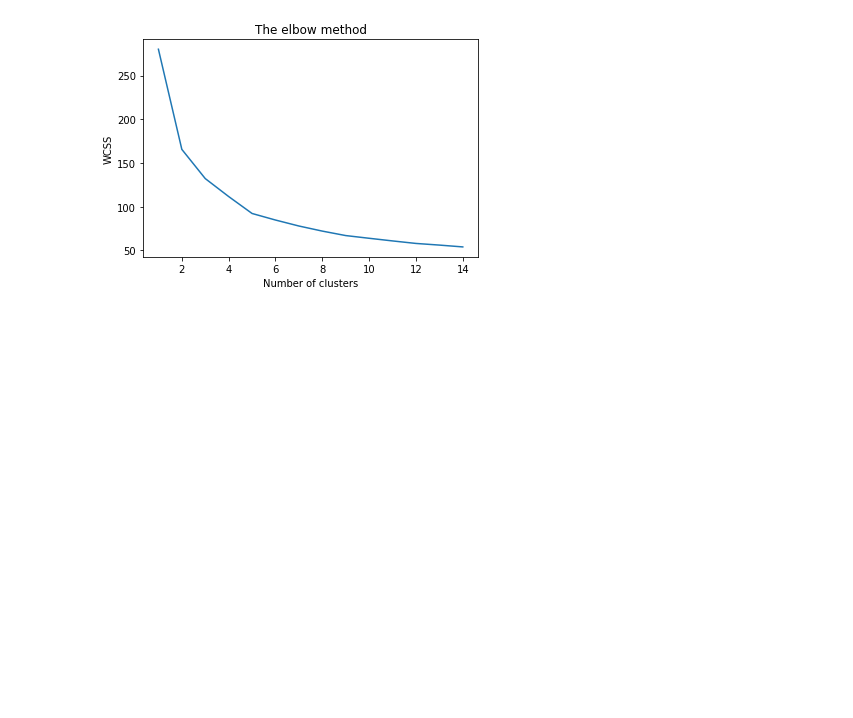
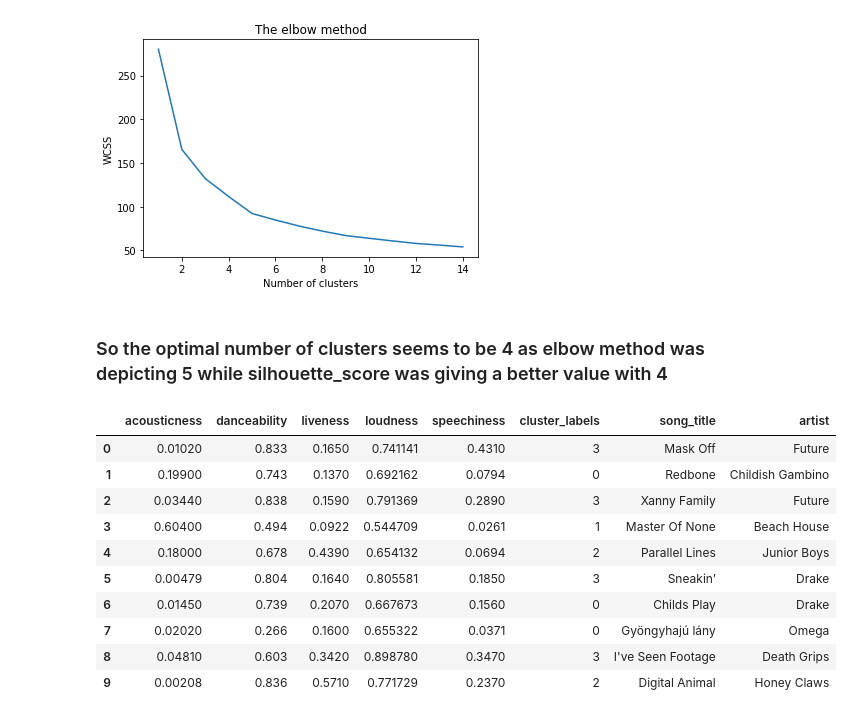
Before and after one commit to Devanshi-123/Mood-Detection, a Jupyter notebook: Mood_Prediction.ipynb, the cells around one changed output. Cells and saved outputs as stored; diff of their text form; code cells hidden in the pictures; blank space fills up the shorter version.

Commit message:
Standardizing and fitting data to kmeans using pipeline

```diff
--- a/Mood_Prediction.ipynb
+++ b/Mood_Prediction.ipynb
@@ -27,7 +22,7 @@ import warnings
 # %% [markdown]
 ## Importing the dataset
 # %%
-songs = pd.read_csv("/content/drive/My Drive/Colab Notebooks/data.csv")
+songs = pd.read_csv("/content/data.csv")
 
 songs.info()
 # %% [output]
@@ -228,3 +228,35 @@ plt.ylabel('WCSS')
 plt.show()
 # %% [output]
 [figure]
+# %% [markdown]
+### So the optimal number of clusters seems to be 4 as elbow method was depicting 5 while silhouette_score was giving a better value with 4
+# %%
+## Standardize the data and fit that standardized data to KMeans
+from sklearn.preprocessing import StandardScaler
+from sklearn.cluster import KMeans
+scaler = StandardScaler()
+kmeans = KMeans(n_clusters=4)
+# %%
+## Made a pipeline to perform these tasks together
+from sklearn.pipeline import make_pipeline
+pipeline = make_pipeline(scaler,KMeans(n_clusters=4,init='k-means++',random_state=3222,max_iter=300))
+pipeline.fit(features)
+labels = pipeline.predict(features)
+label_df = pd.DataFrame(labels)
+np.shape(label_df)
+features[['cluster_labels']] = label_df
+features[['song_title']] = songs[['song_title']]
+features[['artist']] = songs[['artist']]
+features.head(10)
+# %% [output]
+|  | acousticness | danceability | liveness | loudness | speechiness | cluster_labels | song_title | artist |
+| 0 | 0.01020 | 0.833 | 0.1650 | 0.741141 | 0.4310 | 3 | Mask Off | Future |
+| 1 | 0.19900 | 0.743 | 0.1370 | 0.692162 | 0.0794 | 0 | Redbone | Childish Gambino |
+| 2 | 0.03440 | 0.838 | 0.1590 | 0.791369 | 0.2890 | 3 | Xanny Family | Future |
+| 3 | 0.60400 | 0.494 | 0.0922 | 0.544709 | 0.0261 | 1 | Master Of None | Beach House |
+| 4 | 0.18000 | 0.678 | 0.4390 | 0.654132 | 0.0694 | 2 | Parallel Lines | Junior Boys |
+| 5 | 0.00479 | 0.804 | 0.1640 | 0.805581 | 0.1850 | 3 | Sneakin’ | Drake |
+| 6 | 0.01450 | 0.739 | 0.2070 | 0.667673 | 0.1560 | 0 | Childs Play | Drake |
+| 7 | 0.02020 | 0.266 | 0.1600 | 0.655322 | 0.0371 | 0 | Gyöngyhajú lány | Omega |
+| 8 | 0.04810 | 0.603 | 0.3420 | 0.898780 | 0.3470 | 3 | I've Seen Footage | Death Grips |
+| 9 | 0.00208 | 0.836 | 0.5710 | 0.771729 | 0.2370 | 2 | Digital Animal | Honey Claws |
```
Also changed, not shown: parts of 2 cells of this notebook.
